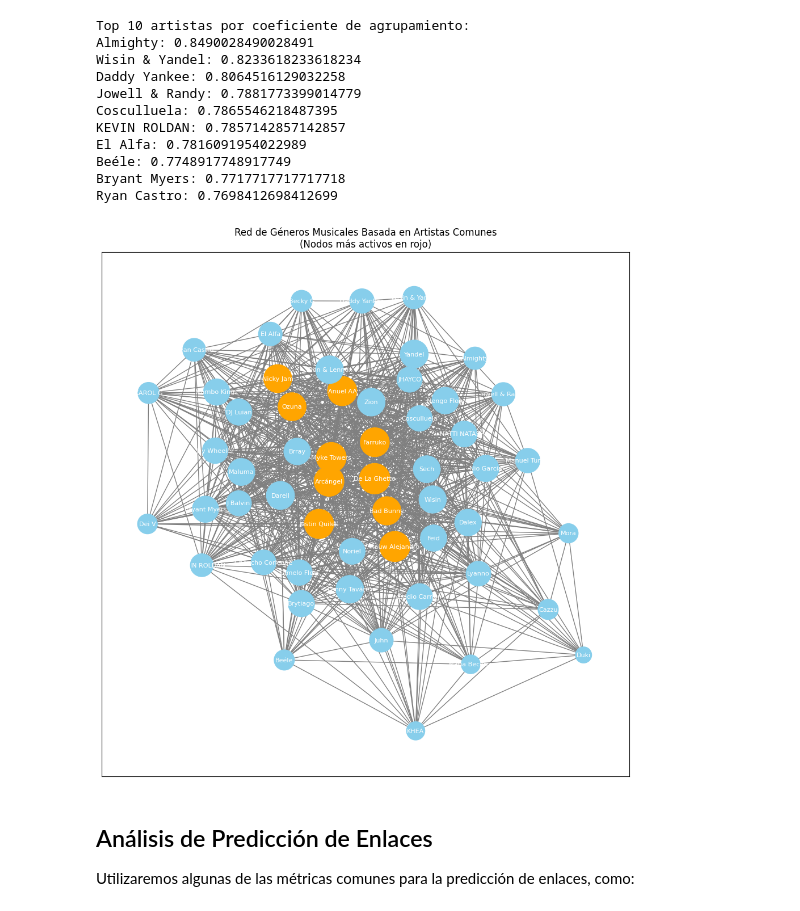
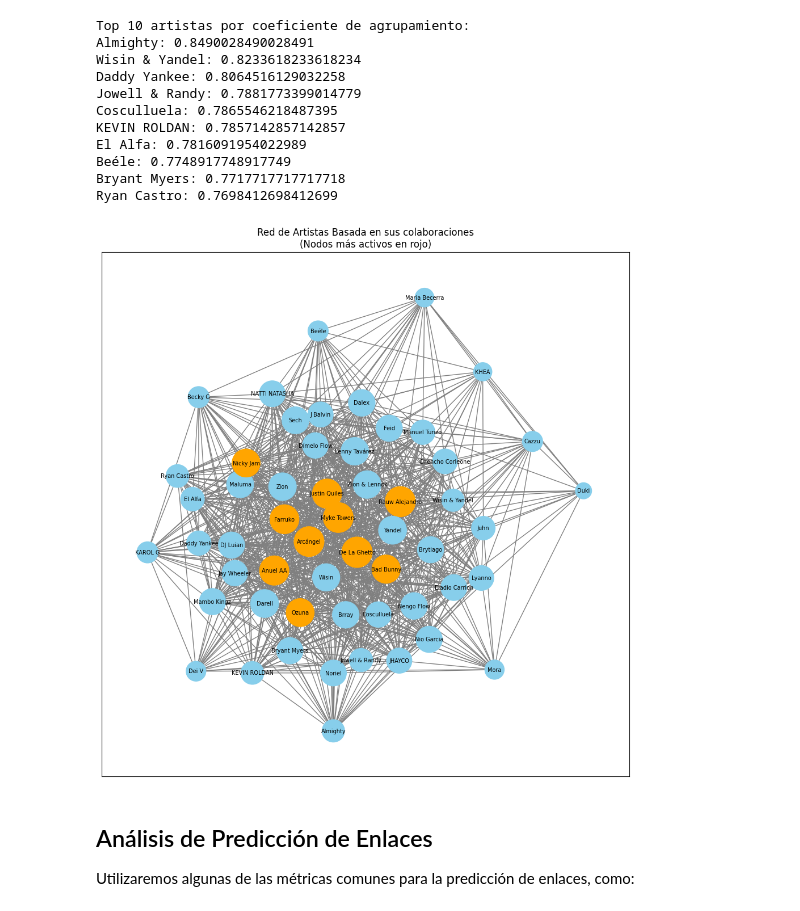
Before and after one commit to LuisMCota/networks, a Jupyter notebook: proyect_3/proyect_3.ipynb, the cells around one changed output. Cells and saved outputs as stored; diff of their text form; code cells hidden in the pictures.

```diff
--- a/proyect_3/proyect_3.ipynb
+++ b/proyect_3/proyect_3.ipynb
@@ -95,6 +95,8 @@ urbano_artists
  {'id': '3fZk3Gm5dN5v5yfYMQ04Bx', 'name': 'Dímelo Flow'},
  {'id': '4m6ubhNsdwF4psNf3R8kwR', 'name': 'KHEA'}]
 # %%
+top_artist_ids = {artist['id'] for artist in urbano_artists}
+
 # Obtener canciones y colaboraciones de los 10 primeros artistas del género urbano con paralelización
 data = []
 with ThreadPoolExecutor(max_workers=10) as executor:
@@ -318,23 +324,23 @@ Ryan Castro: 0.7698412698412699
 # %%
 # Dibujar el grafo
 plt.figure(figsize=(12, 12))
 
 # Colores de los nodos según su grado (número de conexiones)
-node_colors = ['orange' if genre in dict(top_10) else 'skyblue' for genre in G.nodes()]
+node_colors = ['orange' if artista in dict(top_10) else 'skyblue' for artista in G.nodes()]
 
 # Tamaños de los nodos según su grado (número de conexiones)
-node_sizes = [degrees[genre] * 30 for genre in G.nodes()]
+node_sizes = [degrees[artista] * 30 for artista in G.nodes()]
 
 # Dibujar los nodos y las aristas
 pos = nx.spring_layout(G)
 nx.draw_networkx_nodes(G, pos, node_color=node_colors, node_size=node_sizes)
 nx.draw_networkx_edges(G, pos, edge_color='gray')
-nx.draw_networkx_labels(G, pos, font_size=8, font_color='white')
+nx.draw_networkx_labels(G, pos, font_size=7, font_color='black')
 
-plt.title('Red de Géneros Musicales Basada en Artistas Comunes\n(Nodos más activos en rojo)')
+plt.title('Red de Artistas Basada en sus colaboraciones\n(Nodos más activos en rojo)')
 plt.show()
 # %% [output]
-[figure, old version]
+[figure, new version]
 # %% [markdown]
 ## Análisis de Predicción de Enlaces
 Utilizaremos algunas de las métricas comunes para la predicción de enlaces, como:
```
Also changed, not shown: parts of 5 cells of this notebook.
